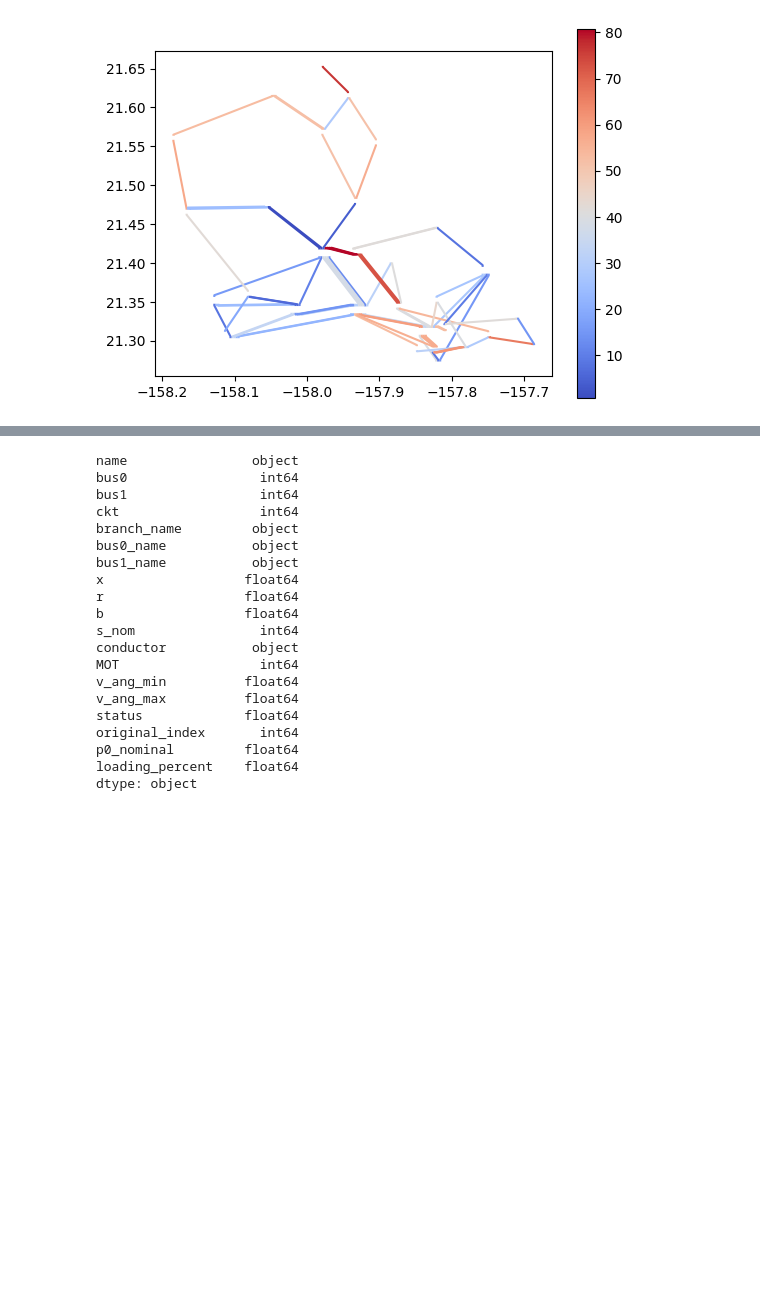
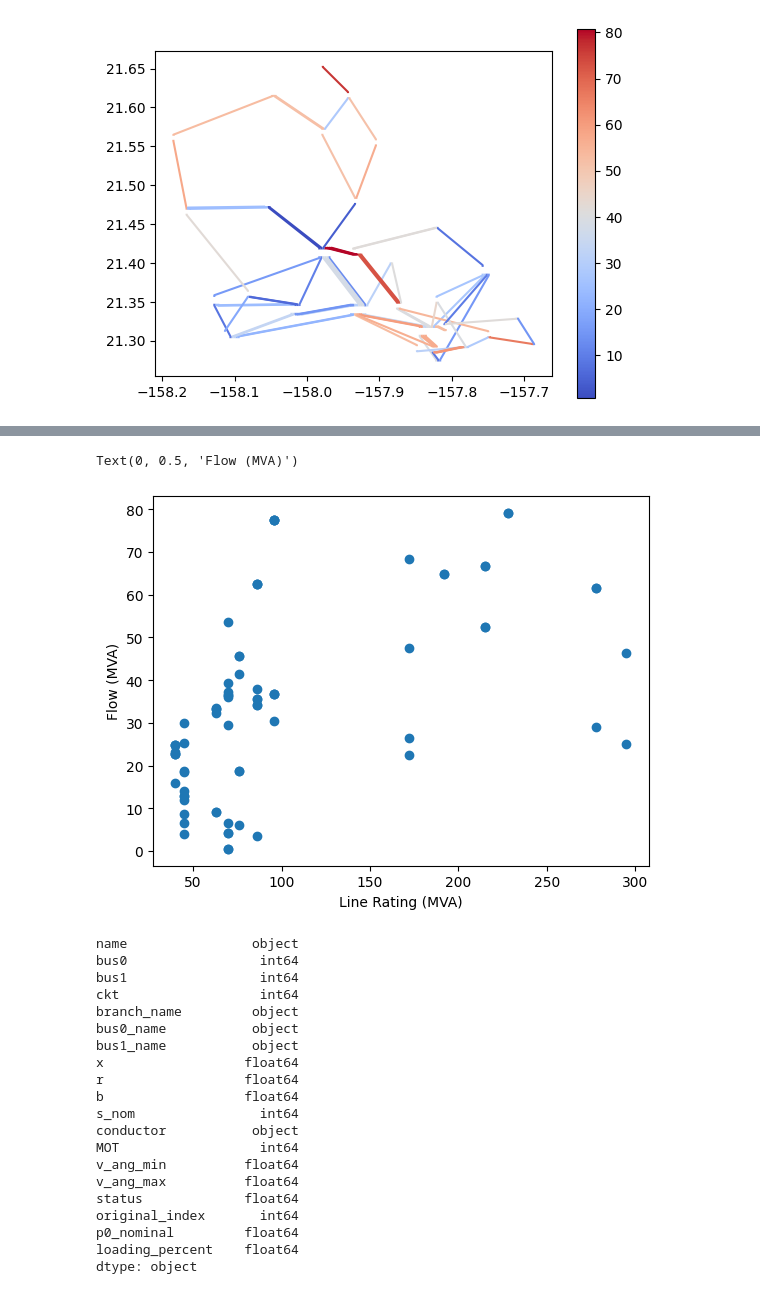
Before and after one commit to AvaS11/HackOHI-O-2025, a Jupyter notebook: notebook.ipynb, the cells around one changed output, grey strips where cells are left out. Saved outputs shown, nothing was run; the diff lists cells and outputs as text; code cells hidden in the pictures; blank space fills up the shorter version.

```diff
--- a/notebook.ipynb
+++ b/notebook.ipynb
@@ -79,3 +87,10 @@ geo_df.plot(column='loading_percent', legend=True, cmap='coolwarm')
+# %%
+plt.scatter(df['s_nom'], df['p0_nominal'])
+plt.xlabel('Line Rating (MVA)')
+plt.ylabel('Flow (MVA)')
+# %% [output]
+Text(0, 0.5, 'Flow (MVA)')
+[figure, added]
 # %%
 #print data types
 print(df.dtypes)
```
Also changed, not shown: parts of 1 cell of this notebook.
